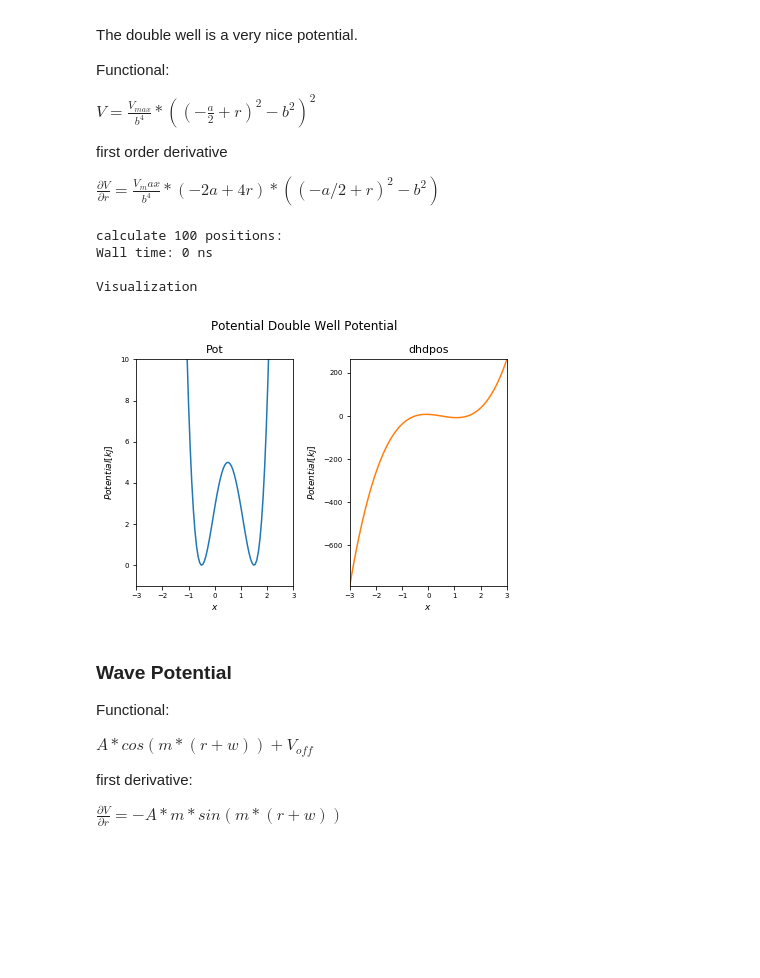
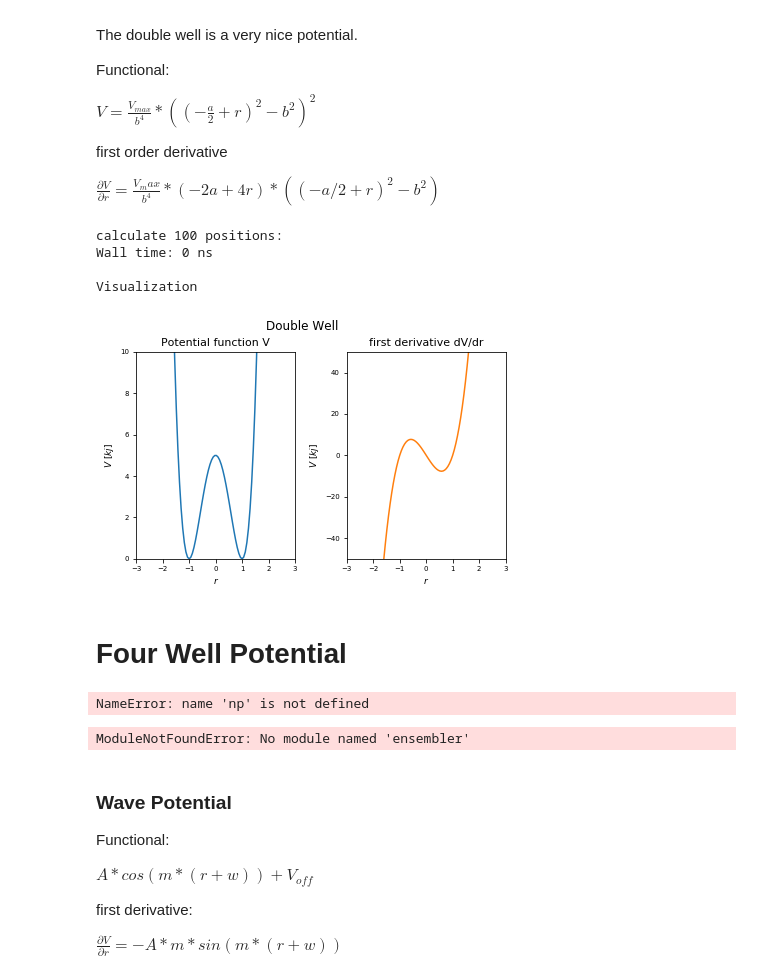
Before and after one commit to rinikerlab/Ensembler, a Jupyter notebook: examples/BasicPotentials.ipynb, the cells around one changed output. Cells and saved outputs as stored; diff of their text form; code cells hidden in the pictures; blank space fills up the shorter version.

```diff
--- a/examples/BasicPotentials.ipynb
+++ b/examples/BasicPotentials.ipynb
@@ -104,22 +115,59 @@ $\frac{\partial V}{\partial r} = \frac{V_max}{b^4}*(-2a + 4r)*((-a/2 + r)^2-b^2)
 # %%
 positions = np.linspace(-3, 3, test_timing_with_points)
 
-V = potentials.doubleWellPot(a=1, b=1, Vmax=5)
+V = potentials1D.doubleWellPotential(a=0, b=1, Vmax=5)
 #print(V)
 
 print("calculate "+str(len(positions))+" positions: ")
 %time V.ene(positions)
 
 print("\nVisualization")
-fig, axes = vis.plot_1DPotential_Term(V, positions=positions)
-axes[0].set_ylim([-1,10])
+fig, axes = vis.plot_1DPotential_Term(V, positions=positions, y_range=[-50,50])
+fig.axes[0].set_ylim([0,10])
+fig.savefig("double_well.png")
+
 pass
 # %% [output]
 calculate 100 positions:
 Wall time: 0 ns
 
 Visualization
-[figure, old version]
+[figure, new version]
+# %% [markdown]
+# Four Well Potential
+# %%
+#phase space
+positions = np.linspace(0, 10, test_timing_with_points)
+
+#build potential
+V = potentials1D.fourWellPotential(a=1,b=4, c=6, d=8)
+
+print("calculate "+str(len(positions))+" positions: ")
+%time V.ene(positions)
+
+print("\nVisualization") #visualize
+fig, axes = vis.plot_1DPotential_Term(V, positions=positions)
+#fig.savefig("four_well.png")
+
+pass
+# %% [output]
+NameError: name 'np' is not defined
+# %%
+import numpy as np
+from ensembler.potentials import OneD as potentials1D
+from ensembler.visualisation import plotPotentials
+
+#phase space
+positions = np.linspace(start=0, stop=10, num=1000)
+
+#build potential
+V = potentials1D.fourWellPotential(a=1,b=4, c=6, d=8)
+
+#visualize
+fig, axes = plotPotentials.plot_1DPotential_Term(V, positions=positions)
+fig.savefig("four_well.png")
+# %% [output]
+ModuleNotFoundError: No module named 'ensembler'
 # %% [markdown]
 ### Wave Potential
 
```
Also changed, not shown: parts of 39 cells of this notebook, 12 other files.
